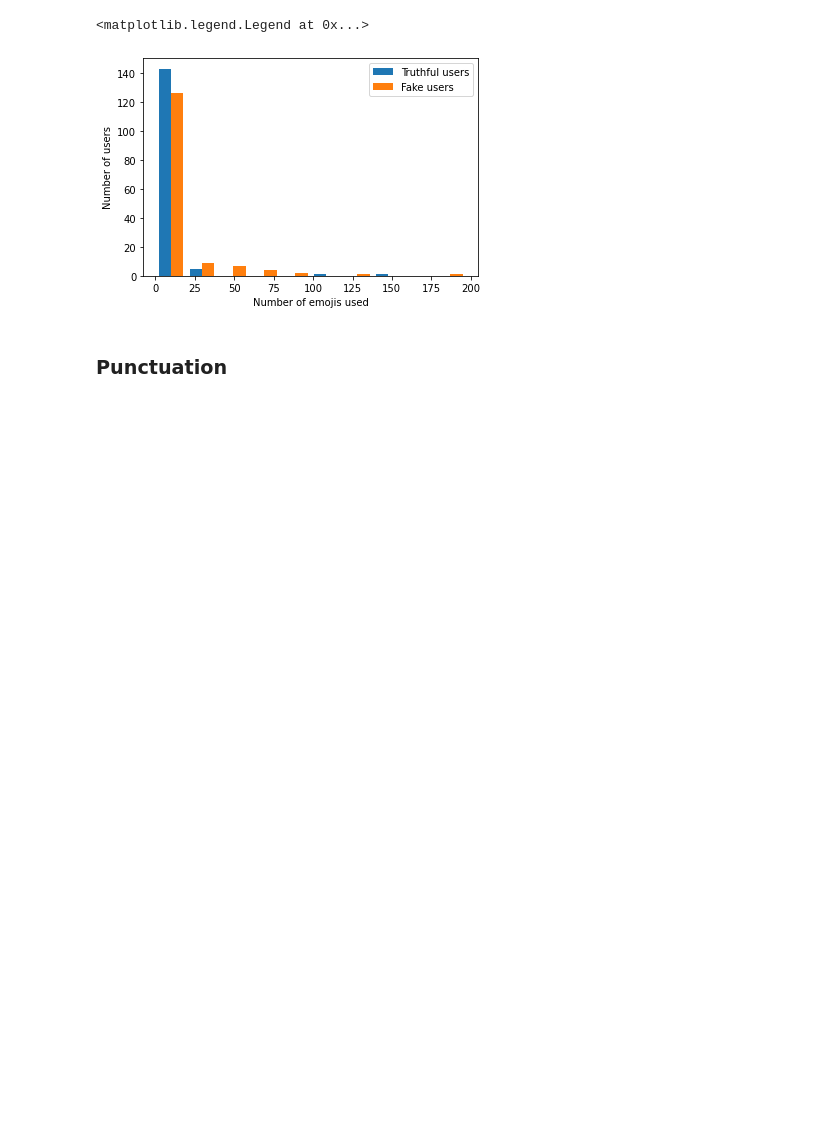
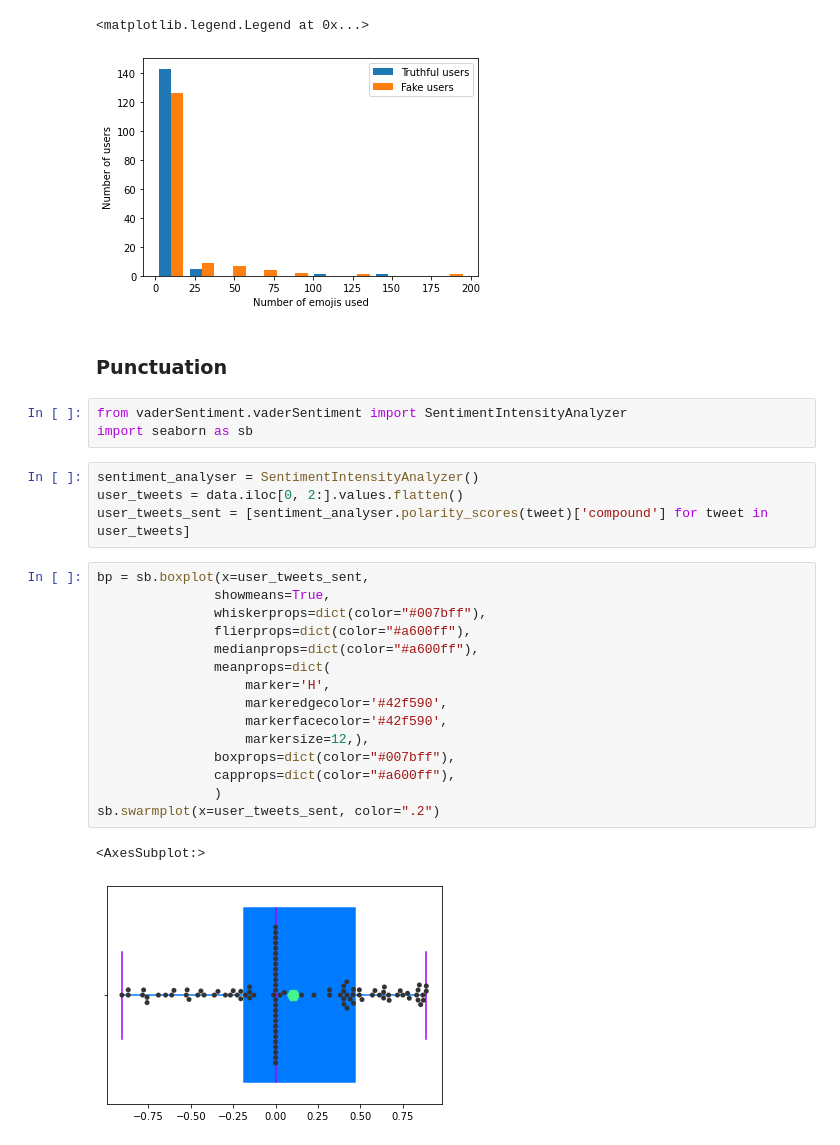
Before and after one commit to Fake-News-Profiling/fnp-models, a Jupyter notebook: classifier/investigate_dataset.ipynb, the cells around one changed output. Saved outputs shown, nothing was run; the diff lists cells and outputs as text; blank space fills up the shorter version.

```diff
--- a/classifier/investigate_dataset.ipynb
+++ b/classifier/investigate_dataset.ipynb
@@ -291,3 +291,28 @@ plt.legend()
 [figure]
 # %% [markdown]
 ### Punctuation
+# %%
+from vaderSentiment.vaderSentiment import SentimentIntensityAnalyzer
+import seaborn as sb
+# %%
+sentiment_analyser = SentimentIntensityAnalyzer()
+user_tweets = data.iloc[0, 2:].values.flatten()
+user_tweets_sent = [sentiment_analyser.polarity_scores(tweet)['compound'] for tweet in user_tweets]
+# %%
+bp = sb.boxplot(x=user_tweets_sent,
+               showmeans=True,
+               whiskerprops=dict(color="#007bff"),
+               flierprops=dict(color="#a600ff"),
+               medianprops=dict(color="#a600ff"),
+               meanprops=dict(
+                   marker='H',
+                   markeredgecolor='#42f590',
+                   markerfacecolor='#42f590',
+                   markersize=12,),
+               boxprops=dict(color="#007bff"),
+               capprops=dict(color="#a600ff"),
+               )
+sb.swarmplot(x=user_tweets_sent, color=".2")
+# %% [output]
+<AxesSubplot:>
+[figure, added]
```
Also changed, not shown: parts of 11 cells of this notebook, 2 other files.
